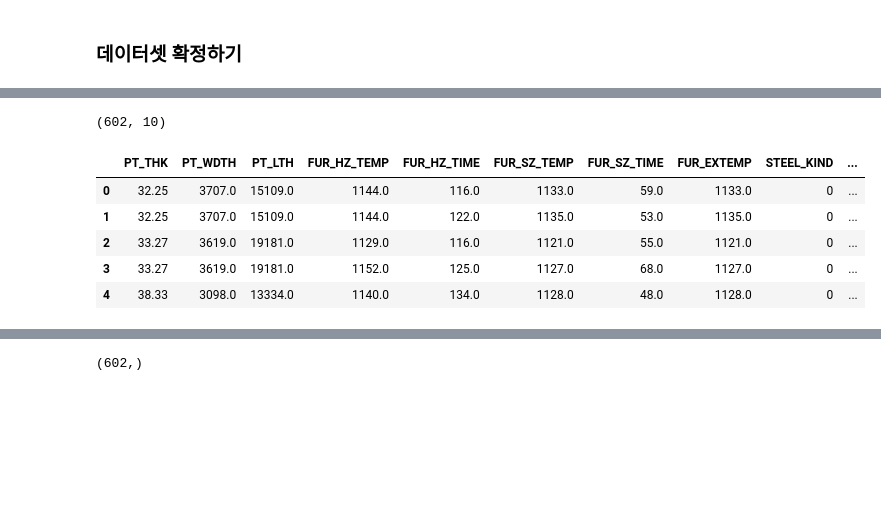
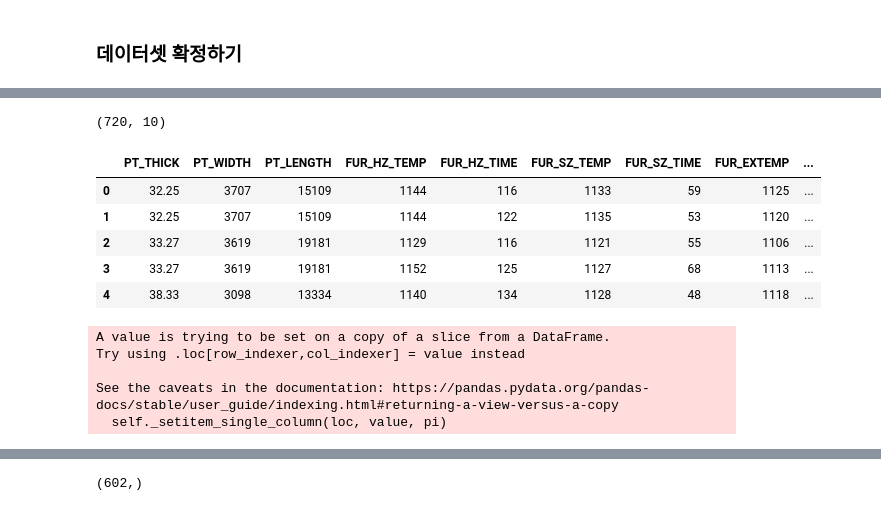
Before and after one commit to mjiii25/posco-academy, a Jupyter notebook: Big-Data/Assignment-2/C1성민지_종합실습-2_code.ipynb, the cells around one changed output, grey strips where cells are left out. Drawn from its saved outputs; the diff is of its cells as text; code cells hidden in the pictures; blank space fills up the shorter version.

```diff
--- a/Big-Data/Assignment-2/C1성민지_종합실습-2_code.ipynb
+++ b/Big-Data/Assignment-2/C1성민지_종합실습-2_code.ipynb
@@ -55,7 +55,8 @@ fc-cache: succeeded
 matplotlib.rc("font",family = "NanumGothic")
 matplotlib.rc("axes", unicode_minus = False)
 # %%
-df_raw = pd.read_excel('/content/mydrive/MyDrive/1. 실습데이터 설명(Data Dictionary).xlsx', sheet_name = 'SCALE불량')
+# df_raw = pd.read_excel('/content/mydrive/MyDrive/1. 실습데이터 설명(Data Dictionary).xlsx', sheet_name = 'SCALE불량')
+df_raw = pd.read_csv('/content/mydrive/MyDrive/SCALE불량.csv', encoding = 'euc-kr')
 
 print(df_raw.shape)
 df_raw.head()
@@ -454,15 +409,39 @@ df_raw_new.head()
 # %%
-df_raw_new_vital = df_raw_new[['PT_THK', 'PT_WDTH', 'PT_LTH',
-                              'FUR_HZ_TEMP', 'FUR_HZ_TIME', 'FUR_SZ_TEMP', 'FUR_SZ_TIME', 'FUR_EXTEMP',
-                              'STEEL_KIND', 'HSB']]
+# df_raw_new_vital = df_raw_new[['PT_THICK', 'PT_WIDTH', 'PT_LENGTH',
+#                               'FUR_HZ_TEMP', 'FUR_HZ_TIME', 'FUR_SZ_TEMP', 'FUR_SZ_TIME', 'FUR_EXTEMP',
+#                               'STEEL_KIND', 'HSB']]
+
+
+df_raw_new_vital = df_raw[['PT_THICK', 'PT_WIDTH', 'PT_LENGTH',
+                           'FUR_HZ_TEMP', 'FUR_HZ_TIME', 'FUR_SZ_TEMP', 'FUR_SZ_TIME', 'FUR_EXTEMP',
+                           'STEEL_KIND', 'HSB']]
 
 print(df_raw_new_vital.shape)
 df_raw_new_vital.head()
 # %% [output]
-(602, 10)
+(720, 10)
-|  | PT_THK | PT_WDTH | PT_LTH | FUR_HZ_TEMP | FUR_HZ_TIME | FUR_SZ_TEMP | FUR_SZ_TIME | FUR_EXTEMP | STEEL_KIND | ... |
-| 0 | 32.25 | 3707.0 | 15109.0 | 1144.0 | 116.0 | 1133.0 | 59.0 | 1133.0 | 0 | ... |
-| 1 | 32.25 | 3707.0 | 15109.0 | 1144.0 | 122.0 | 1135.0 | 53.0 | 1135.0 | 0 | ... |
-| 2 | 33.27 | 3619.0 | 19181.0 | 1129.0 | 116.0 | 1121.0 | 55.0 | 1121.0 | 0 | ... |
-| 3 | 33.27 | 3619.0 | 19181.0 | 1152.0 | 125.0 | 1127.0 | 68.0 | 1127.0 | 0 | ... |
-| 4 | 38.33 | 3098.0 | 13334.0 | 1140.0 | 134.0 | 1128.0 | 48.0 | 1128.0 | 0 | ... |
+|  | PT_THICK | PT_WIDTH | PT_LENGTH | FUR_HZ_TEMP | FUR_HZ_TIME | FUR_SZ_TEMP | FUR_SZ_TIME | FUR_EXTEMP | ... |
+| 0 | 32.25 | 3707 | 15109 | 1144 | 116 | 1133 | 59 | 1125 | ... |
+| 1 | 32.25 | 3707 | 15109 | 1144 | 122 | 1135 | 53 | 1120 | ... |
+| 2 | 33.27 | 3619 | 19181 | 1129 | 116 | 1121 | 55 | 1106 | ... |
+| 3 | 33.27 | 3619 | 19181 | 1152 | 125 | 1127 | 68 | 1113 | ... |
+| 4 | 38.33 | 3098 | 13334 | 1140 | 134 | 1128 | 48 | 1118 | ... |
+# %%
+# C = 1
+
+df_raw_new_vital.loc[df_raw_new_vital['STEEL_KIND'] == 'C0', 'STEEL_KIND'] = 1
+df_raw_new_vital.loc[df_raw_new_vital['STEEL_KIND'] == 'C1', 'STEEL_KIND'] = 1
+df_raw_new_vital.loc[df_raw_new_vital['STEEL_KIND'] == 'C3', 'STEEL_KIND'] = 1
+
+df_raw_new_vital.loc[df_raw_new_vital['STEEL_KIND'] == 'T0', 'STEEL_KIND'] = 0
+df_raw_new_vital.loc[df_raw_new_vital['STEEL_KIND'] == 'T1', 'STEEL_KIND'] = 0
+df_raw_new_vital.loc[df_raw_new_vital['STEEL_KIND'] == 'T3', 'STEEL_KIND'] = 0
+df_raw_new_vital.loc[df_raw_new_vital['STEEL_KIND'] == 'T5', 'STEEL_KIND'] = 0
+df_raw_new_vital.loc[df_raw_new_vital['STEEL_KIND'] == 'T7', 'STEEL_KIND'] = 0
+df_raw_new_vital.loc[df_raw_new_vital['STEEL_KIND'] == 'T8', 'STEEL_KIND'] = 0
+# %% [output]
+A value is trying to be set on a copy of a slice from a DataFrame.
+Try using .loc[row_indexer,col_indexer] = value instead
+
+See the caveats in the documentation: https://pandas.pydata.org/pandas-docs/stable/user_guide/indexing.html#returning-a-view-versus-a-copy
+  self._setitem_single_column(loc, value, pi)
```
Also changed, not shown: parts of 50 cells of this notebook.
